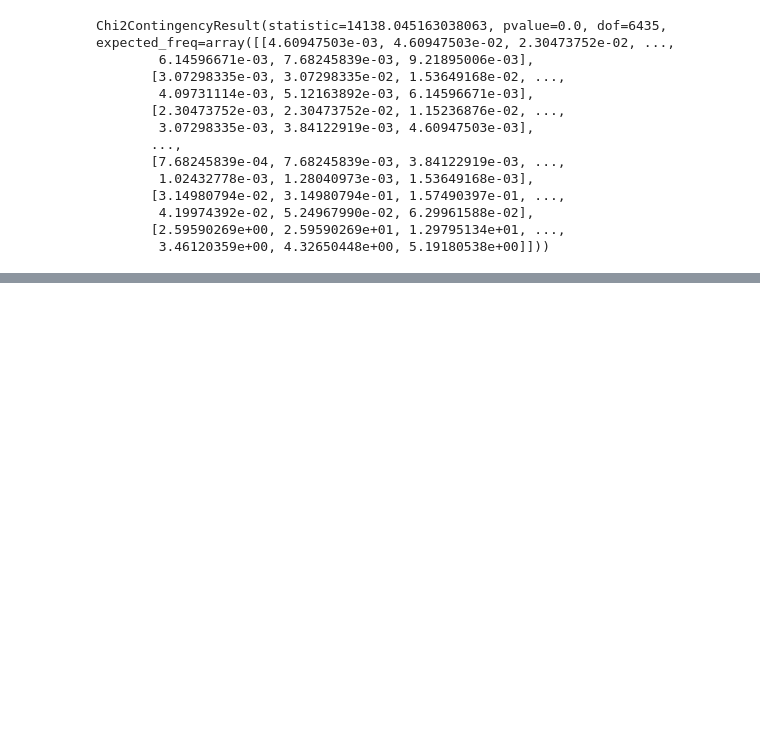
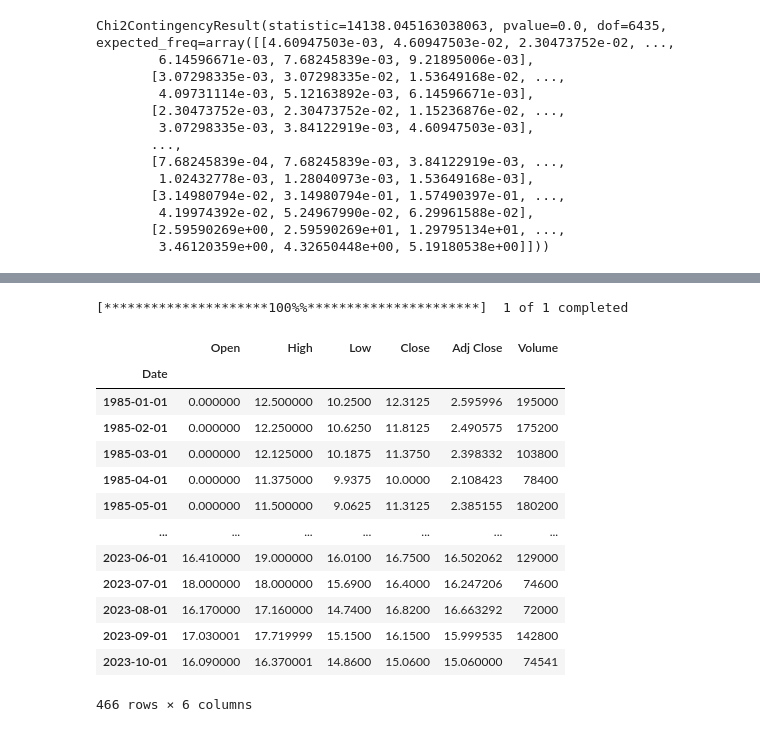
Before and after one commit to MariyaYu/Lesson_1, a Jupyter notebook: Untitled17.ipynb, the cells around one changed output, grey strips where cells are left out. Saved outputs shown, nothing was run; the diff lists cells and outputs as text; code cells hidden in the pictures; blank space fills up the shorter version.

```diff
--- a/Untitled17.ipynb
+++ b/Untitled17.ipynb
@@ -158,0 +189,18 @@ Chi2ContingencyResult(statistic=14138.045163038063, pvalue=0.0, dof=6435, expect
+# %%
+yf.download(tickers="ESP", period="756mo", interval="1mo", group_by='column')
+# %% [output]
+[*********************100%%**********************]  1 of 1 completed
+|  | Open | High | Low | Close | Adj Close | Volume |
+| Date |  |  |  |  |  |  |
+| 1985-01-01 | 0.000000 | 12.500000 | 10.2500 | 12.3125 | 2.595996 | 195000 |
+| 1985-02-01 | 0.000000 | 12.250000 | 10.6250 | 11.8125 | 2.490575 | 175200 |
+| 1985-03-01 | 0.000000 | 12.125000 | 10.1875 | 11.3750 | 2.398332 | 103800 |
+| 1985-04-01 | 0.000000 | 11.375000 | 9.9375 | 10.0000 | 2.108423 | 78400 |
+| 1985-05-01 | 0.000000 | 11.500000 | 9.0625 | 11.3125 | 2.385155 | 180200 |
+| ... | ... | ... | ... | ... | ... | ... |
+| 2023-06-01 | 16.410000 | 19.000000 | 16.0100 | 16.7500 | 16.502062 | 129000 |
+| 2023-07-01 | 18.000000 | 18.000000 | 15.6900 | 16.4000 | 16.247206 | 74600 |
+| 2023-08-01 | 16.170000 | 17.160000 | 14.7400 | 16.8200 | 16.663292 | 72000 |
+| 2023-09-01 | 17.030001 | 17.719999 | 15.1500 | 16.1500 | 15.999535 | 142800 |
+| 2023-10-01 | 16.090000 | 16.370001 | 14.8600 | 15.0600 | 15.060000 | 74541 |
+466 rows × 6 columns
```
Also changed, not shown: parts of 4 cells of this notebook.
